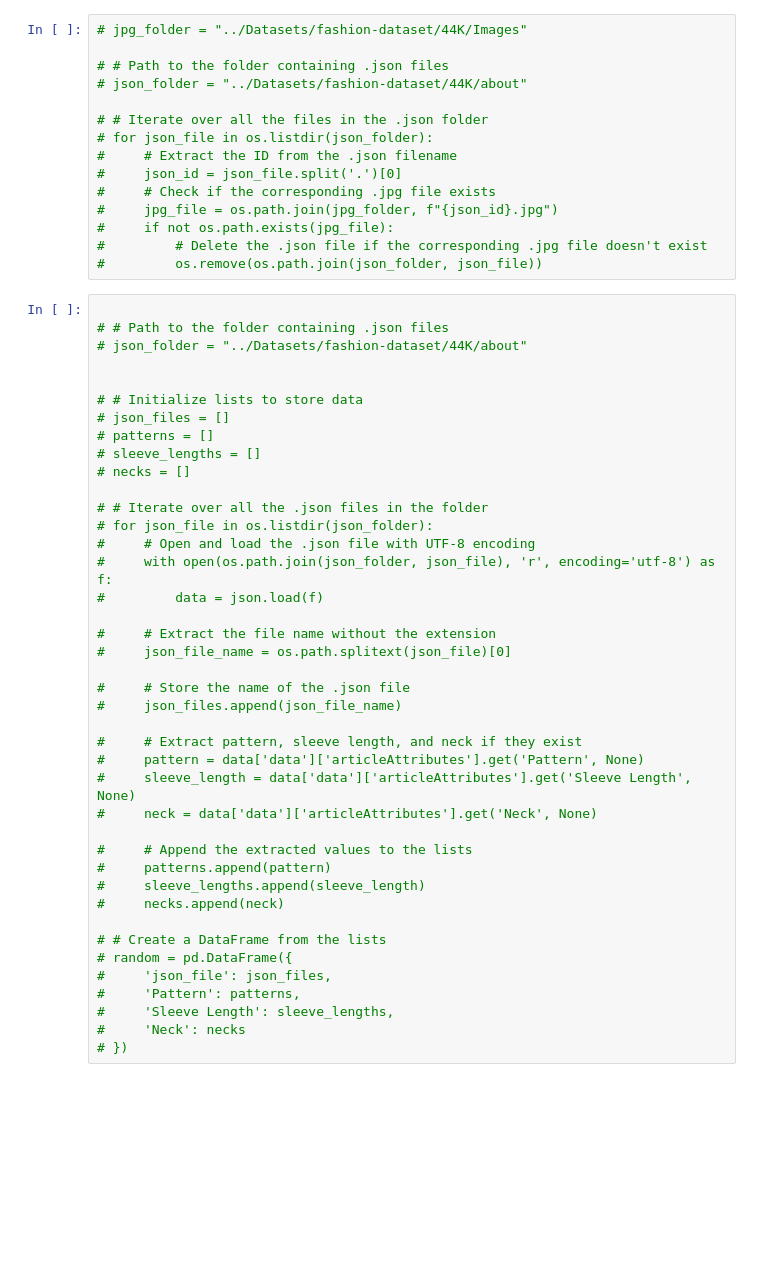
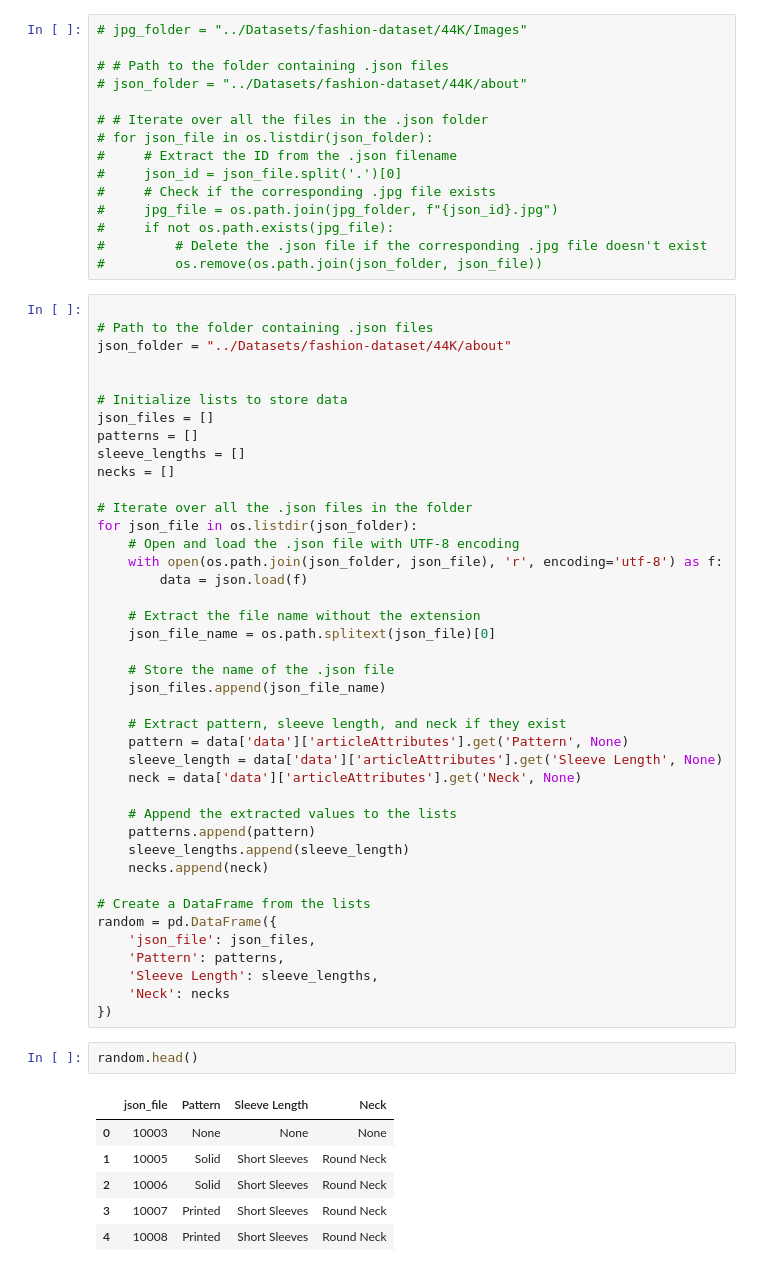
Before and after one commit to Epein5/MultiModal-Fashion-Search, a Jupyter notebook: Code/44kpreprocessing.ipynb, the cells around one changed output. Saved outputs shown, nothing was run; the diff lists cells and outputs as text; blank space fills up the shorter version.

```diff
--- a/Code/44kpreprocessing.ipynb
+++ b/Code/44kpreprocessing.ipynb
@@ -80,42 +80,51 @@ See the caveats in the documentation: https://pandas.pydata.org/pandas-docs/stab
 #         os.remove(os.path.join(json_folder, json_file))
 # %%
 
-# # Path to the folder containing .json files
-# json_folder = "../Datasets/fashion-dataset/44K/about"
+# Path to the folder containing .json files
+json_folder = "../Datasets/fashion-dataset/44K/about"
 
 
-# # Initialize lists to store data
-# json_files = []
-# patterns = []
-# sleeve_lengths = []
-# necks = []
+# Initialize lists to store data
+json_files = []
+patterns = []
+sleeve_lengths = []
+necks = []
 
-# # Iterate over all the .json files in the folder
-# for json_file in os.listdir(json_folder):
-#     # Open and load the .json file with UTF-8 encoding
-#     with open(os.path.join(json_folder, json_file), 'r', encoding='utf-8') as f:
-#         data = json.load(f)
+# Iterate over all the .json files in the folder
+for json_file in os.listdir(json_folder):
+    # Open and load the .json file with UTF-8 encoding
+    with open(os.path.join(json_folder, json_file), 'r', encoding='utf-8') as f:
+        data = json.load(f)
 
-#     # Extract the file name without the extension
-#     json_file_name = os.path.splitext(json_file)[0]
+    # Extract the file name without the extension
+    json_file_name = os.path.splitext(json_file)[0]
 
-#     # Store the name of the .json file
-#     json_files.append(json_file_name)
+    # Store the name of the .json file
+    json_files.append(json_file_name)
 
-#     # Extract pattern, sleeve length, and neck if they exist
-#     pattern = data['data']['articleAttributes'].get('Pattern', None)
-#     sleeve_length = data['data']['articleAttributes'].get('Sleeve Length', None)
-#     neck = data['data']['articleAttributes'].get('Neck', None)
+    # Extract pattern, sleeve length, and neck if they exist
+    pattern = data['data']['articleAttributes'].get('Pattern', None)
+    sleeve_length = data['data']['articleAttributes'].get('Sleeve Length', None)
+    neck = data['data']['articleAttributes'].get('Neck', None)
 
-#     # Append the extracted values to the lists
-#     patterns.append(pattern)
-#     sleeve_lengths.append(sleeve_length)
-#     necks.append(neck)
+    # Append the extracted values to the lists
+    patterns.append(pattern)
+    sleeve_lengths.append(sleeve_length)
+    necks.append(neck)
 
-# # Create a DataFrame from the lists
-# random = pd.DataFrame({
-#     'json_file': json_files,
-#     'Pattern': patterns,
-#     'Sleeve Length': sleeve_lengths,
-#     'Neck': necks
-# })
+# Create a DataFrame from the lists
+random = pd.DataFrame({
+    'json_file': json_files,
+    'Pattern': patterns,
+    'Sleeve Length': sleeve_lengths,
+    'Neck': necks
+})
+# %%
+random.head()
+# %% [output]
+|  | json_file | Pattern | Sleeve Length | Neck |
+| 0 | 10003 | None | None | None |
+| 1 | 10005 | Solid | Short Sleeves | Round Neck |
+| 2 | 10006 | Solid | Short Sleeves | Round Neck |
+| 3 | 10007 | Printed | Short Sleeves | Round Neck |
+| 4 | 10008 | Printed | Short Sleeves | Round Neck |
```
Also changed, not shown: parts of 19 cells of this notebook, 4 other files.
